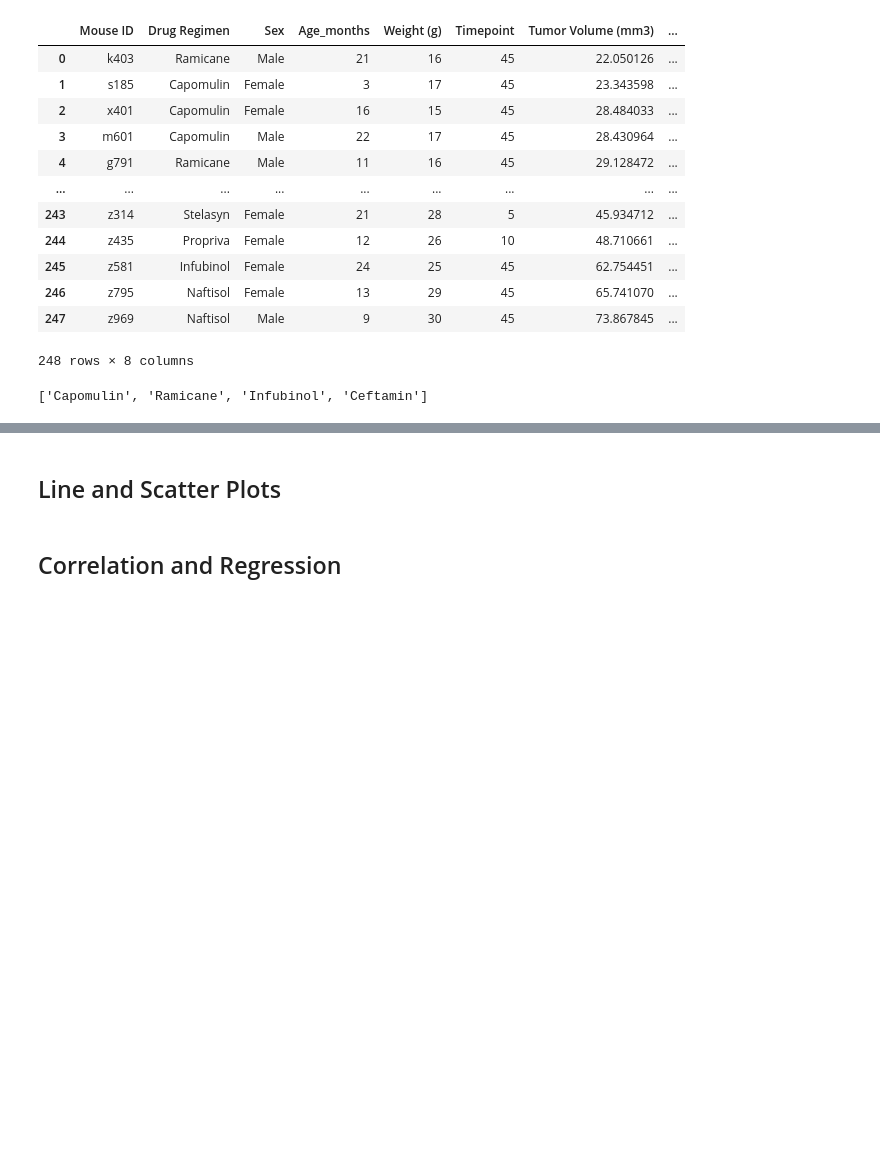
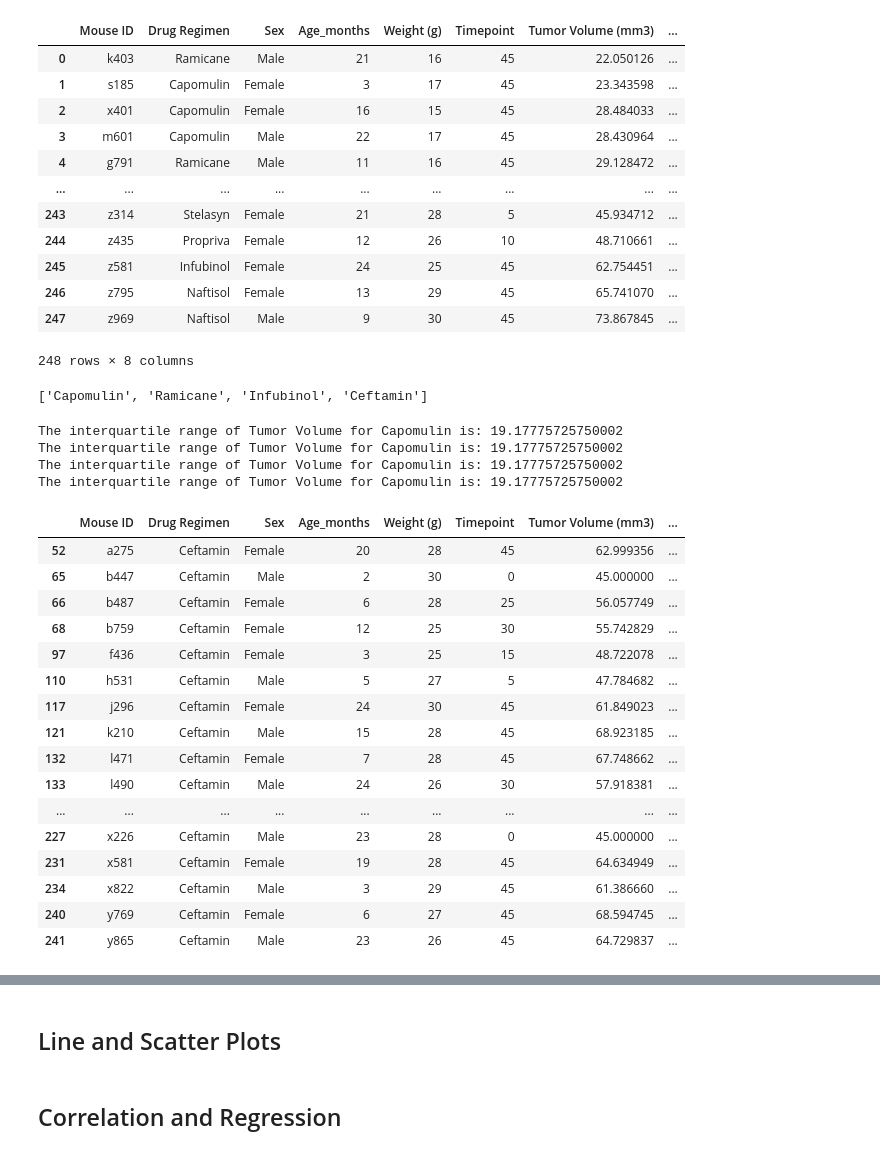
Before and after one commit to klharp/Matplotlib, a Jupyter notebook: pymaceuticals.ipynb, the cells around one changed output, grey strips where cells are left out. Drawn from its saved outputs; the diff is of its cells as text; code cells hidden in the pictures; blank space fills up the shorter version.

Commit message:
started quartiles

```diff
--- a/pymaceuticals.ipynb
+++ b/pymaceuticals.ipynb
@@ -277,7 +278,7 @@ regimens
 ['Capomulin', 'Ramicane', 'Infubinol', 'Ceftamin']
 # %%
 # Create empty list to fill with tumor vol data (for plotting)
-tumorvol = []
+tumor_volume = []
 # %%
 # Calculate the IQR and quantitatively determine if there are any potential outliers.
 
@@ -285,8 +286,44 @@ tumorvol = []
 for drug in regimens:
     rows_df = merged_max_timepoint.loc[merged_max_timepoint["Drug Regimen"] == drug]
 
-    rows_df.head()
-    # add subset
+    # Add subset. Using the empty list, find the tumor volume for each regimen.
+    tumor_volume = merged_max_timepoint["Tumor Volume (mm3)"]
+
+    # Determine outliers using upper and lower bounds using quartiles
+    # Sample at 5.3 Real-World Visualization with Matplotlib, see notes.
+    quartiles = tumor_volume.quantile([.25, .5, .75])
+    lowerq = quartiles[0.25]
+    upperq = quartiles[0.75]
+    iqr = upperq - lowerq
+    print(f"The interquartile range of Tumor Volume for {regimens [0]} is: {iqr}")
 
 
-    # Determine outliers using upper and lower bounds
+    #print(f"The lower quartile of Tumor Volume is {lowerq}")
+    #print(f"The upper quartile of Tumor Volume is: {upperq}")
+   # print(f"The interquartile range of total Tumor Volume is: {iqr}")
+    #print(f"The median of Tumor Volume is: {quartiles[0.5]}")
+# %% [output]
+The interquartile range of Tumor Volume for Capomulin is: 19.17775725750002
+The interquartile range of Tumor Volume for Capomulin is: 19.17775725750002
+The interquartile range of Tumor Volume for Capomulin is: 19.17775725750002
+The interquartile range of Tumor Volume for Capomulin is: 19.17775725750002
+# %%
+rows_df
+# %% [output]
+|  | Mouse ID | Drug Regimen | Sex | Age_months | Weight (g) | Timepoint | Tumor Volume (mm3) | ... |
+| 52 | a275 | Ceftamin | Female | 20 | 28 | 45 | 62.999356 | ... |
+| 65 | b447 | Ceftamin | Male | 2 | 30 | 0 | 45.000000 | ... |
+| 66 | b487 | Ceftamin | Female | 6 | 28 | 25 | 56.057749 | ... |
+| 68 | b759 | Ceftamin | Female | 12 | 25 | 30 | 55.742829 | ... |
+| 97 | f436 | Ceftamin | Female | 3 | 25 | 15 | 48.722078 | ... |
+| 110 | h531 | Ceftamin | Male | 5 | 27 | 5 | 47.784682 | ... |
+| 117 | j296 | Ceftamin | Female | 24 | 30 | 45 | 61.849023 | ... |
+| 121 | k210 | Ceftamin | Male | 15 | 28 | 45 | 68.923185 | ... |
+| 132 | l471 | Ceftamin | Female | 7 | 28 | 45 | 67.748662 | ... |
+| 133 | l490 | Ceftamin | Male | 24 | 26 | 30 | 57.918381 | ... |
+| ... | ... | ... | ... | ... | ... | ... | ... | ... |
+| 227 | x226 | Ceftamin | Male | 23 | 28 | 0 | 45.000000 | ... |
+| 231 | x581 | Ceftamin | Female | 19 | 28 | 45 | 64.634949 | ... |
+| 234 | x822 | Ceftamin | Male | 3 | 29 | 45 | 61.386660 | ... |
+| 240 | y769 | Ceftamin | Female | 6 | 27 | 45 | 68.594745 | ... |
+| 241 | y865 | Ceftamin | Male | 23 | 26 | 45 | 64.729837 | ... |
```
Also changed, not shown: parts of 3 cells of this notebook, 1 other file.
